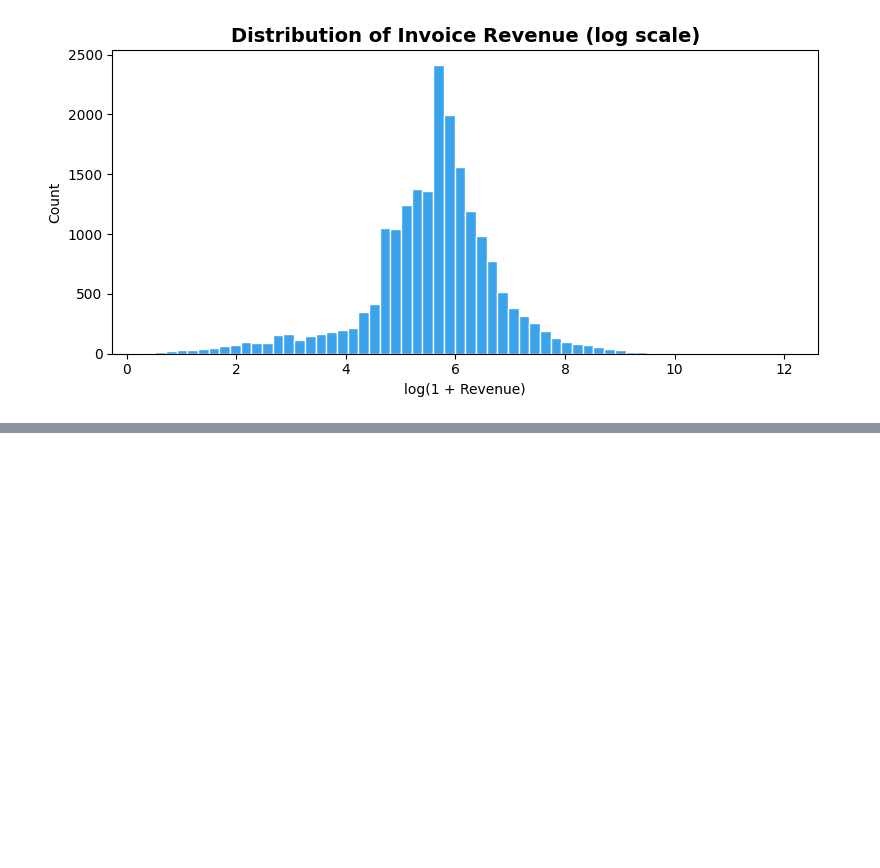
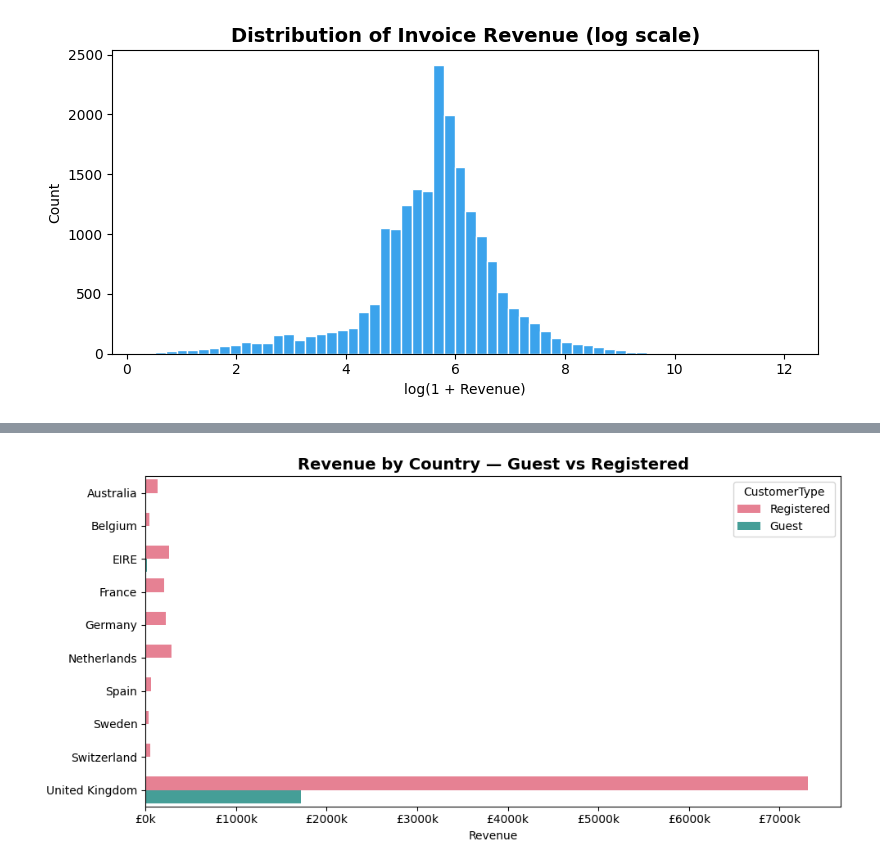
Before and after one commit to umiSirya/FUTURE_DS_01, a Jupyter notebook: sales_performance.ipynb, the cells around one changed output, grey strips where cells are left out. Cells and saved outputs as stored; diff of their text form; code cells hidden in the pictures; blank space fills up the shorter version.

```diff
--- a/sales_performance.ipynb
+++ b/sales_performance.ipynb
@@ -336,0 +328,19 @@ plt.show()
+# %%
+# Revenue by Country - guest vs registered Customers
+
+country_type = dp.groupby(["Country", "CustomerType"])["Revenue"].sum().reset_index()
+top10 = dp.groupby("Country")["Revenue"].sum().nlargest(10).index
+country_type = country_type[country_type["Country"].isin(top10)]
+
+fig, ax = plt.subplots(figsize=(10, 5))
+sns.barplot(data=country_type, y="Country", x="Revenue",
+            hue="CustomerType", palette=PALETTE, ax=ax)
+ax.xaxis.set_major_formatter(mticker.FuncFormatter(
+    lambda x, _: f"£{x/1e3:.0f}k"))
+ax.set_title("Revenue by Country — Guest vs Registered", fontsize=14, fontweight="bold")
+ax.set_xlabel("Revenue")
+ax.set_ylabel("")
+plt.tight_layout()
+plt.show()
+# %% [output]
+[figure, added]
```
Also changed, not shown: parts of 7 cells of this notebook.
